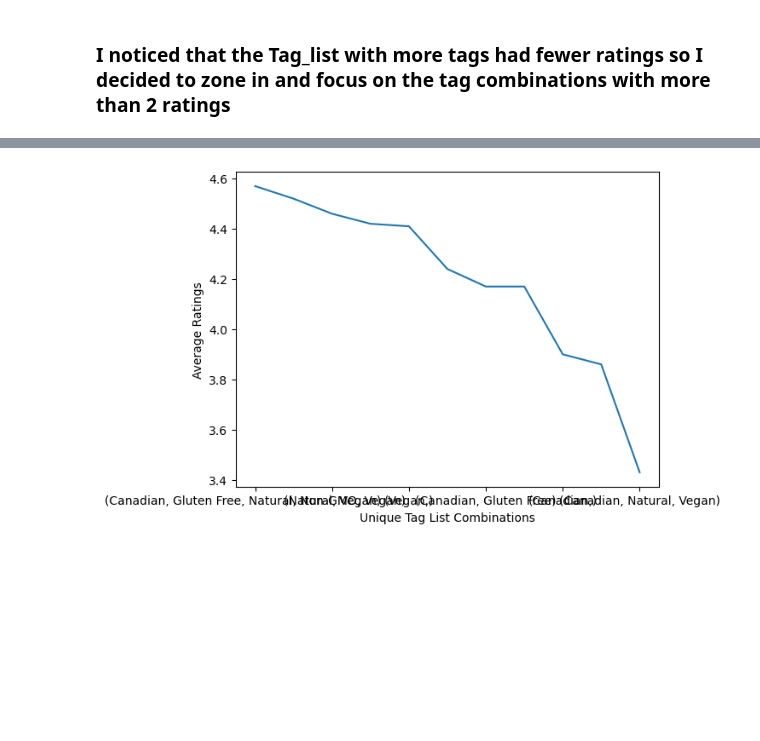
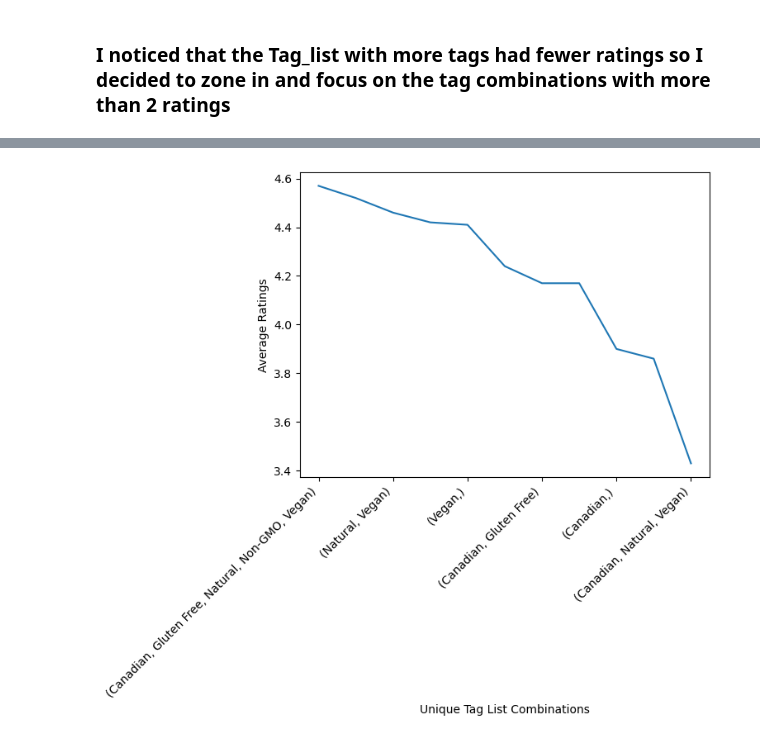
Before and after one commit to AmiJoba22/TEPP_Data_Project, a Jupyter notebook: notebooks/Sheryl_eda.ipynb, the cells around one changed output, grey strips where cells are left out. Cells and saved outputs as stored; diff of their text form; code cells hidden in the pictures; blank space fills up the shorter version.

Commit message:
Visual updates

```diff
--- a/notebooks/Sheryl_eda.ipynb
+++ b/notebooks/Sheryl_eda.ipynb
@@ -42,7 +42,7 @@ memory usage: 65.6+ KB
 # %% [markdown]
 I am focusing on the products that have ratings and comparing the tag_list so the first task is to remove the products with a null or an empty string as a rating; these products will hinder my analysis.
 # %%
-no_nan_values = makeup_data[makeup_data['rating'].notna() & (makeup_data['tag_list'] != '[]')]
+no_nan_values = makeup_data[makeup_data['rating'].notna() & (makeup_data['tag_list'] != '[]')].copy()
 no_nan_values['tag_list'].value_counts()
 # %% [output]
 tag_list
@@ -183,6 +183,6 @@ Text(0.5, 1.0, 'Tag List vs Ratings Count')
 ### I noticed that the Tag_list with more tags had fewer ratings so I decided to zone in and focus on the tag combinations with more than 2 ratings
 # %%
 no_nan_values['rating_count'] = no_nan_values.groupby('tag_list')['rating'].transform('count')
-more_than_two = no_nan_values[no_nan_values['rating_count'] > 2].copy()
+more_than_two = no_nan_values[no_nan_values['rating_count'] > 2]
 more_than_two
 # %% [output]
@@ -207,9 +202,10 @@ See the caveats in the documentation: https://pandas.pydata.org/pandas-docs/stab
 # %%
 
 y = more_than_two.groupby('tag_list')['rating'].mean().round(2).sort_values(ascending=False)
 y.plot(kind= 'line')
 plt.xlabel('Unique Tag List Combinations')
 plt.ylabel('Average Ratings')
+plt.xticks(rotation=45, ha='right')
 plt.show()
 # %% [output]
-[figure, old version]
+[figure, new version]
```
Also changed, not shown: parts of 1 cell of this notebook.
